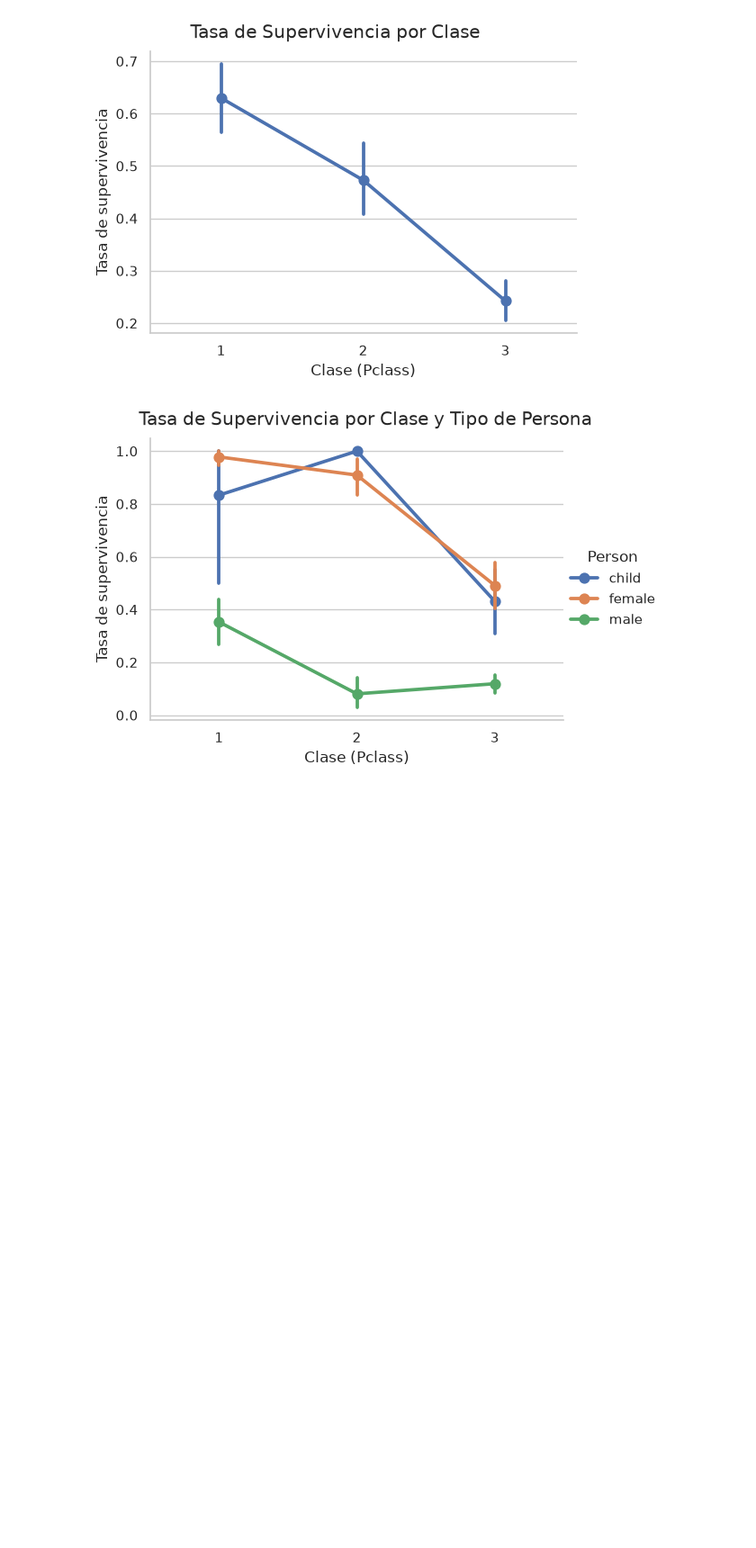
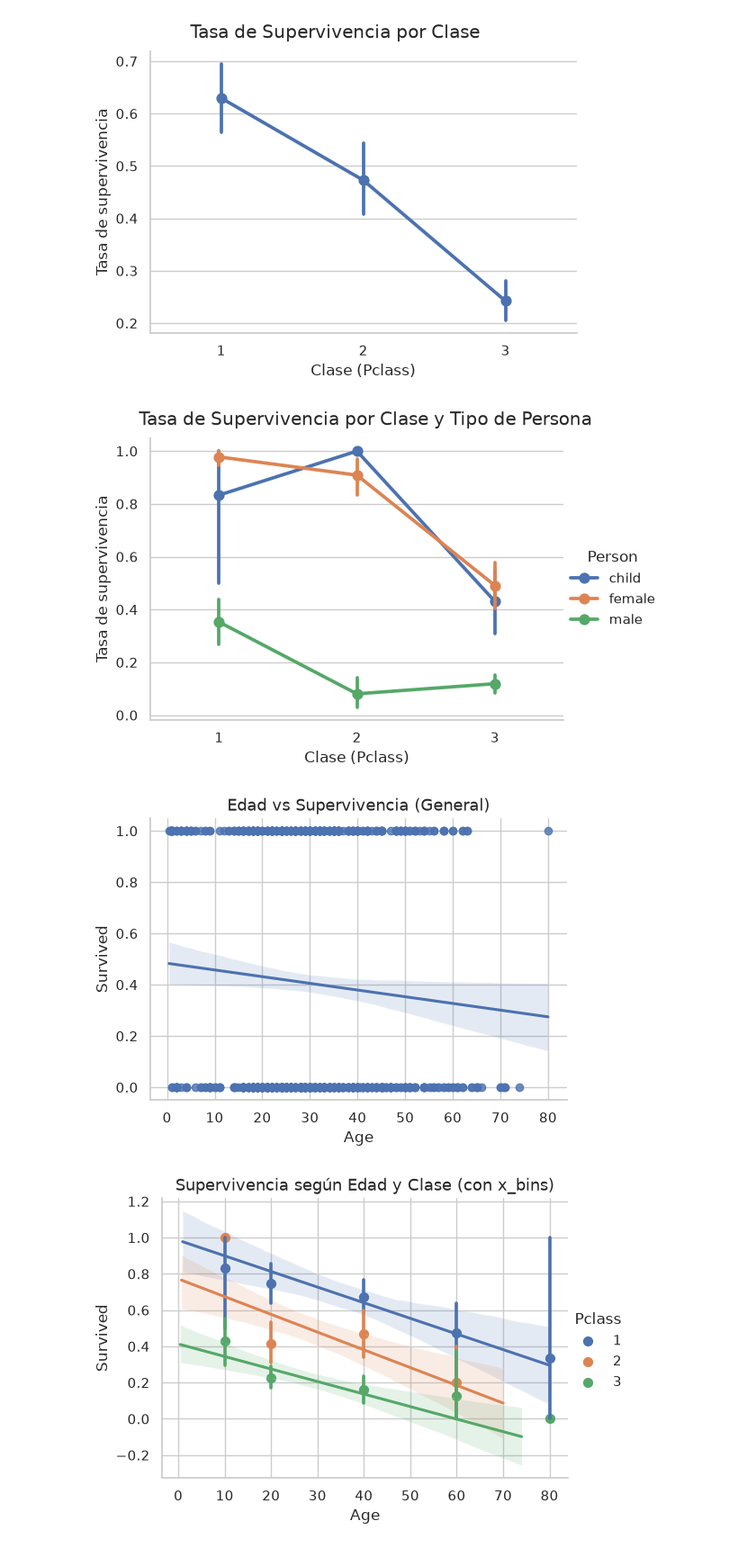
Before and after one commit to KeydyMi/proyecto_ciencia_de_datos, a Jupyter notebook: notebooks/02_exploracion.ipynb, the cells around one changed output. Shown at 90% size. Saved outputs shown, nothing was run; the diff lists cells and outputs as text; code cells hidden in the pictures; blank space fills up the shorter version.

Commit message:
feat: implementa pasos 19 y 20 de analisis de edad, supervivencia y relacion tarifa-edad

```diff
--- a/notebooks/02_exploracion.ipynb
+++ b/notebooks/02_exploracion.ipynb
@@ -351,3 +351,27 @@ g.set_axis_labels('Clase (Pclass)', 'Tasa de supervivencia')
 plt.show()
 # %% [output]
 [figure]
+# %%
+import matplotlib.pyplot as plt
+import seaborn as sns
+
+# Definimos los límites de los bins generacionales según la guía
+generaciones = [10, 20, 40, 60, 80]
+
+# 1. Gráfico básico de lmplot de Edad vs Supervivencia
+sns.lmplot(data=df, x='Age', y='Survived', height=4, aspect=1.4)
+plt.title('Edad vs Supervivencia (General)')
+plt.show()
+
+# 2 y 3. Usando x_bins con generaciones y agrupando por Pclass
+sns.lmplot(data=df, x='Age', y='Survived', hue='Pclass', x_bins=generaciones, height=4, aspect=1.4)
+plt.title('Supervivencia según Edad y Clase (con x_bins)')
+plt.show()
+
+# 4. Repitiendo el punto 3 pero agrupando por Sex
+sns.lmplot(data=df, x='Age', y='Survived', hue='Sex', x_bins=generaciones, height=4, aspect=1.4)
+plt.title('Supervivencia según Edad y Sexo (con x_bins)')
+plt.show()
+# %% [output]
+[figure, added]
+[figure, added]
```
Also changed, not shown: parts of 2 cells of this notebook.
